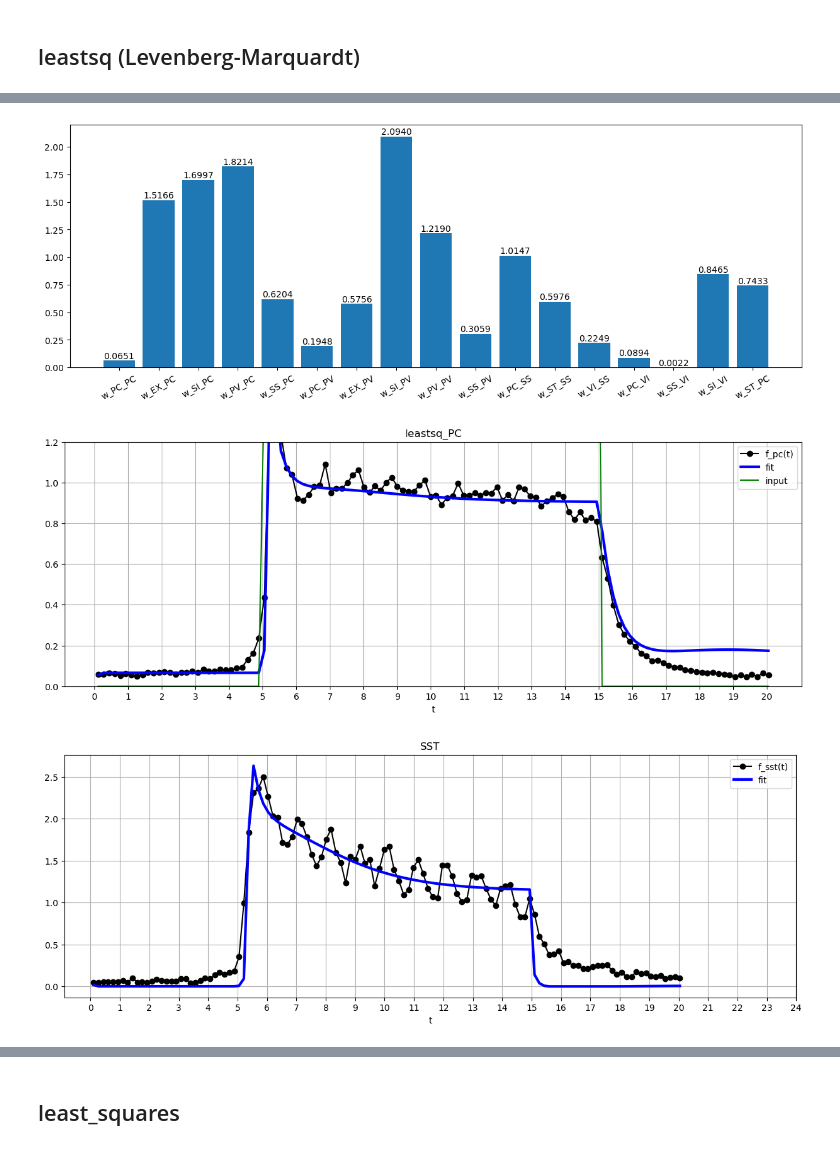
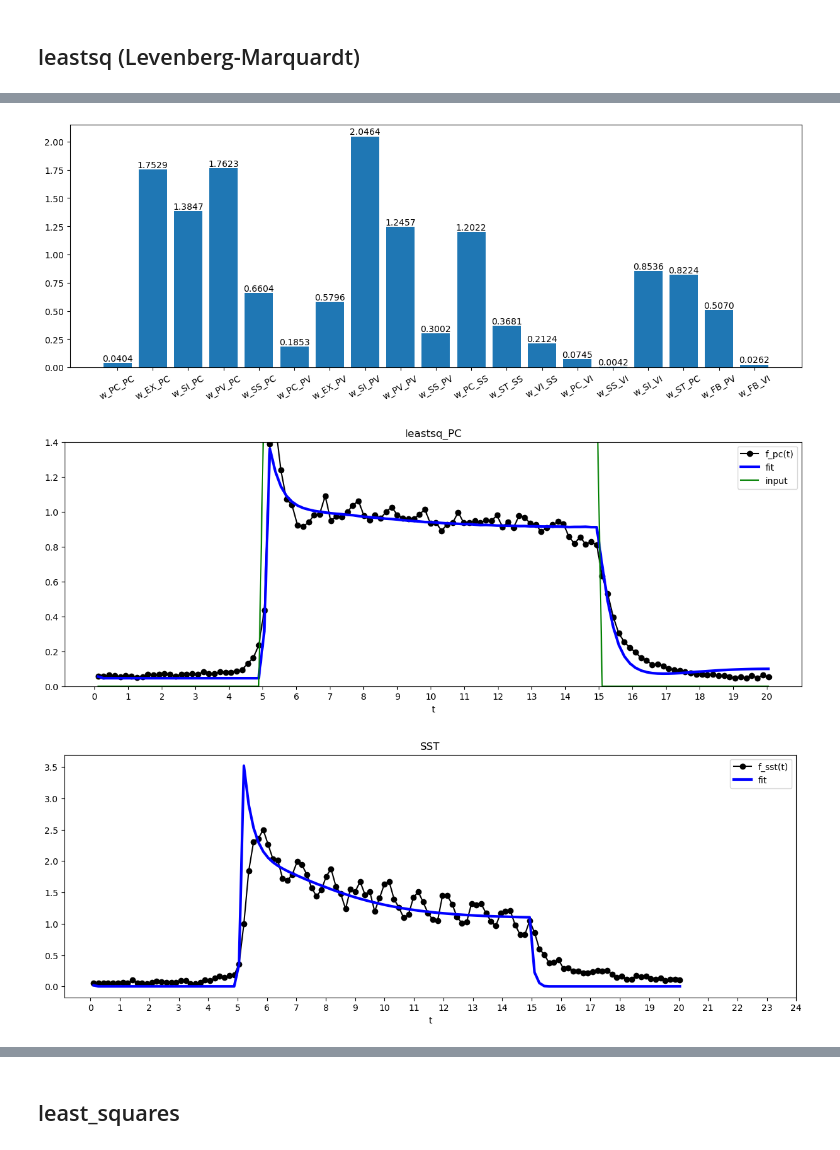
Before and after one commit to lagnadoLab/CortexModel, a Jupyter notebook: Naive_opto_tails_prev_FBall_FBnotail_weightScalingTestTest.ipynb, the cells around one changed output, grey strips where cells are left out. Drawn from its saved outputs; the diff is of its cells as text; code cells hidden in the pictures.

```diff
--- a/Naive_opto_tails_prev_FBall_FBnotail_weightScalingTestTest.ipynb
+++ b/Naive_opto_tails_prev_FBall_FBnotail_weightScalingTestTest.ipynb
@@ -226,11 +221,21 @@ names = ['w_PC_PC', # w_0
          'w_PC_PC', # w_19
          'w_PC_PC'] # w_20
 # %%
-#@njit(parallel=True, fastmath=True)
 def exp_time(start, step, count, endpoint=False):
     """
-    Returns NumPy array of experimental timepoints of data
+    Experimental timepoints calculation:
+    ------------------------------------
+    Returns an array of values of the experimental timepoints.
+    ------------------------------------
+    Parameters:
+
+    start              - starting point;
+    step               - value of time step of experimental recordings;
+    count              - number of points;
+
     """
+
     stop = start+(step*count)
+
     return np.linspace(start, stop, count, endpoint=endpoint)
 # %%
@@ -852,6 +706,11 @@ print(len(data_pc_sen))
 # %% [markdown]
 ## Parameters
 # %%
+"""
+Setting lmfit.Parameters() object with all parameters for the model,
+their initial values, ranges and boolean varaible wether to vary them or not during fitting
+"""
+
 params = Parameters()
 params.add('w_0', value = w[0] , vary = True, min = 0.0, max = 15)
 params.add('w_1', value = w[1] , vary = True, min = 0.0, max = 15)
@@ -872,8 +731,6 @@ params.add('w_15', value = w[15] , vary = True, min = 0.0, max = 15)
 params.add('w_16', value = w[16] , vary = True, min = 0.0, max = 15)
 params.add('w_17', value = w[17] , vary = True, min = 0.0, max = 15)
 params.add('w_18', value = w[18] , vary = True, min = 0.0, max = 15)
-
-#params.add('w_13', value = w[13] , vary = True, min = 0.1, max = 25)
 params.add('tau_0', value = tau[0] , vary = False, min = 0.001, max = 0.03)
 params.add('tau_1', value = tau[1] , vary = False, min = 0.001, max = 0.03)
 params.add('tau_2', value = tau[2] , vary = False, min = 0.001, max = 0.03)
@@ -885,33 +742,17 @@ params.add('i_0', value = i[0] , vary = True, min = 0.0, max = 0.7)
 params.add('i_1', value = i[1] , vary = True, min = 0.0, max = 0.7)
 params.add('i_2', value = i[2] , vary = True, min = 0.0, max = 0.7)
 params.add('i_3', value = i[3] , vary = True, min = 0.0, max = 0.7)
-
 params.add('ampl_1', value = ampl_1 , vary = False, min = 0.8, max = 1.5)
-# params.add('ampl_2', value = ampl_2 , vary = True, min = 0, max = 15)
-# params.add('ampl_3', value = ampl_3 , vary = False, min = 0, max = 7)
-# params.add('kl', value = kl , vary = False, min = -15, max = 7)
-# params.add('kl_1', value = kl_1 , vary = False, min = -10, max = 0)
-# params.add('kl_2', value = kl_2 , vary = False, min = 0, max = 10)
-# params.add('s_1', value = s_1 , vary = True, min = 0, max = 5)
-# params.add('s_2', value = s_2 , vary = True, min = 0, max = 5)
-
 params.add('r_1', value = r_1, vary = True, min = 0, max = 5)
 params.add('delay_1', value = delay_1, vary = True, min = 0, max = 1.5)
 params.add('delay_2', value = delay_2, vary = True, min = 0, max = 25)
 params.add('delay_3', value = delay_3, vary = True, min = 0, max = 3)
 params.add('decay', value = decay, vary = True, min = 0, max = 10)
 params.add('decay_s', value = decay_s, vary = True, min = 0, max = 10)
-params.add('decay_f', value = decay_f, vary = False, min = 0, max = 10)
 params.add('decay_ff', value = decay_ff, vary = True, min = 0, max = 10)
 params.add('ampl', value = ampl, vary = False, min = 0, max = 5)
 params.add('base', value = base, vary = False, min = 0, max = 5)
 params.add('base_sigm', value = base_sigm, vary = False, min = 0, max = 2)
-# params.add('g', value = g , vary = False, min = 0.005, max = 1.0)
-# params.add('d', value = d , vary = True, min = 0.4, max = 1.0)
-# params.add('s', value = s , vary = True, min = 0.9, max = 1.0)
-# params.add('tau_d', value = tau_d , vary = True, min = 0.3, max = 1.0)
-# params.add('tau_s', value = tau_s , vary = True, min = 10.0, max = 30.0)
-# params.add('tau_e', value = tau_e , vary = False, min = 0.0005, max = 50.0)
 params
 # %% [output]
 Parameters
@@ -1370,15 +1045,15 @@ report_fit(result_leastsq)
 # %%
 vals = []
 for _, param in result_leastsq.params.items():
     vals.append(param.value)
 
 plt.figure(figsize=(15,5))
-plt.bar(range(len(vals[:17])),vals[:17], color='blue')
-plt.xticks(range(len(vals[:17])), names[:17], rotation = 30)
-plt.bar_label(plt.bar(range(len(vals[:17])),vals[:17]), fmt = '{:.4f}')
+plt.bar(range(len(vals[:19])),vals[:19], color='blue')
+plt.xticks(range(len(vals[:19])), names[:19], rotation = 30)
+plt.bar_label(plt.bar(range(len(vals[:19])),vals[:19]), fmt = '{:.4f}')
 plt.show()
 # %% [output]
-[figure, old version]
+[figure, new version]
 # %%
 sim_leastsq = simulate_step(t_exp, init, params)
 fit_leastsq = simulate_step(t_exp, init, result_leastsq.params)
@@ -1397,12 +1072,12 @@ plt.plot(t_exp, curve, color = 'green', label='input')
 plt.title('leastsq_PC')
 plt.legend(loc='best')
 plt.xlabel('t')
-plt.ylim(0, 1.2)
+plt.ylim(0, 1.4)
 plt.xticks(np.arange(0,21,1))
-plt.grid()
+#plt.grid()
 plt.show()
 # %% [output]
-[figure, old version]
+[figure, new version]
 # %%
 plt.figure(figsize=(15,5))
 plt.plot(t_exp, data_sst, color='black', marker='o', label='f_sst(t)')
@@ -1412,10 +1087,10 @@ plt.title('SST')
 plt.legend(loc='best')
 plt.xlabel('t')
 plt.xticks(np.arange(0,25,1))
-plt.grid()
+#plt.grid()
 plt.show()
 # %% [output]
-[figure, old version]
+[figure, new version]
 # %%
 plt.figure(figsize=(15,5))
 plt.plot(t_exp, data_pv, color='black', marker='o', label='f_pv(t)')
```
Also changed, not shown: parts of 118 cells of this notebook.
